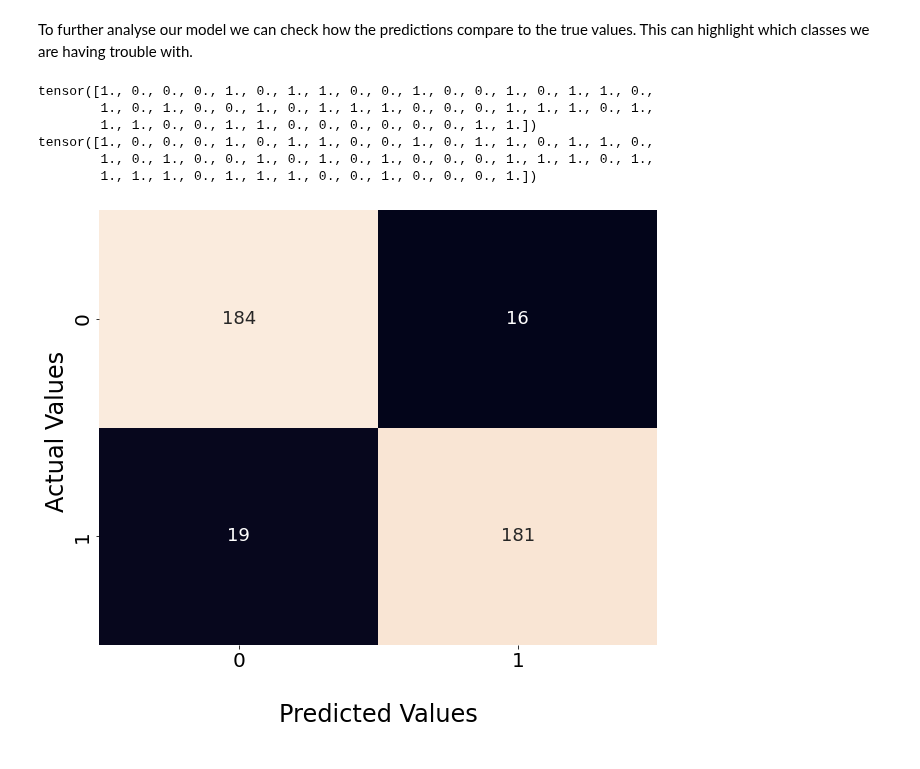
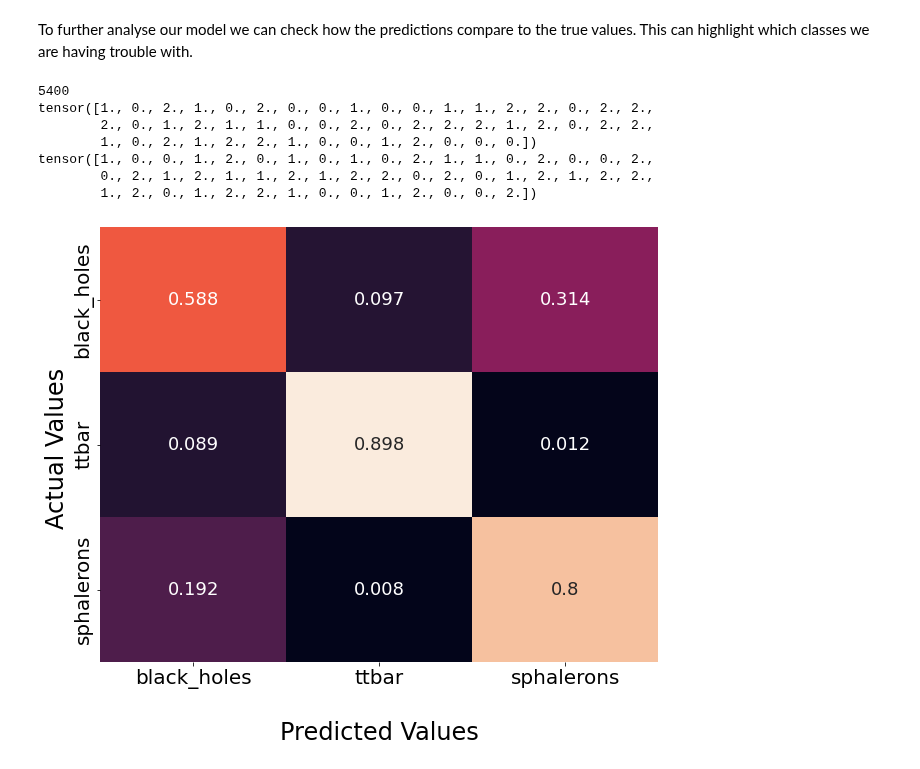
Before and after one commit to choisant/imcalML, a Jupyter notebook: notebooks/CNN_simple_classifier.ipynb, the cells around one changed output. Saved outputs shown, nothing was run; the diff lists cells and outputs as text; code cells hidden in the pictures.

```diff
--- a/notebooks/CNN_simple_classifier.ipynb
+++ b/notebooks/CNN_simple_classifier.ipynb
@@ -129,7 +139,7 @@ def cal_image_plot(ax, n_jets):
     ax.minorticks_on()
 
 img_per_row = 3
-k = [[i]*img_per_row for i in range(OUTPUTS)]
+k = [[i]*img_per_row for i in range(CLASSES)]
 print(k)
 for i in range(len(k)):
     row = k[i]
@@ -138,13 +148,14 @@ for i in range(len(k)):
     k[i] = row
 print(k)
 images = [testdata.images[item].cpu() for item in k]
+print("Image shape: ", images[0][0].shape)
 labels = [testdata.img_labels[item].cpu() for item in k]
 labels = [label.tolist() for label in labels]
 print(labels) #Double check that this matches the expected values
 
-fig, axs = plt.subplots(nrows = OUTPUTS, ncols = img_per_row, figsize = (img_per_row*6, OUTPUTS*6))
+fig, axs = plt.subplots(nrows = CLASSES, ncols = img_per_row, figsize = (img_per_row*6, CLASSES*6))
 for i in range (len(k)):
     for j in range(img_per_row):
         cal_image_plot(axs[i][j], int(N_LABELS[i]))
-        axs[i][j].imshow(images[i][j], extent=[-5, 5, -np.pi, np.pi], aspect='auto')
+        axs[i][j].imshow(images[i][j], extent=[-2.5, 2.5, -np.pi, np.pi], aspect='auto')
 # %% [output]
@@ -171,16 +202,17 @@ class ConvNet(nn.Module):
     #This code is heavily inspired by/copied from this tutorial; https://pythonprogramming.net/introduction-deep-learning-neural-network-pytorch/
     def __init__(self):
         super().__init__() # just run the init of parent class (nn.Module)
-        self.conv1 = nn.Conv2d(1, 32, 3) # input is 1 image, 32 output channels, 5x5 kernel / window
+        self.conv1 = nn.Conv2d(3, 32, 3) # input is 3 channels, 32 output channels, 3x3 kernel / window
         self.conv2 = nn.Conv2d(32, 64, 3) # input is 32, bc the first layer output 32. Then we say the output will be 64 channels, 5x5 kernel / window
         self.conv3 = nn.Conv2d(64, 128, 3)
 
-        x = torch.randn(RES,RES).view(-1,1,RES,RES) #Dummy image used in to_linear func
+        x = torch.randn(RES,RES,3).view(-1, 3, RES, RES) #Dummy image used in to_linear func
+        print(x.shape)
         self._to_linear = None
         self.convs(x)
 
         self.fc1 = nn.Linear(self._to_linear, 512) #flattening.
-        self.fc2 = nn.Linear(512, OUTPUTS) # 512 in, OUTPUTS out -> number of classes
+        self.fc2 = nn.Linear(512, CLASSES) # 512 in, CLASSES out -> number of classes
 
     def convs(self, x:Tensor):
         # max pooling over 2x2
@@ -257,8 +290,9 @@ def train(net, traindata, testdata, size:str, epochs:str):
     return df
 # %%
 #create NN and test that nothing major is wrong.
-net = ConvNet()
-net.to(device = CUDA)
+convnet = ConvNet()
+convnet.to(device = device)
 testimage, testlabel = traindata.images[0], traindata.img_labels[0]
-print(net(testimage.view(-1, 1, RES, RES).to(CUDA)))
+print(testimage.view(-1, 3, RES, RES).shape)
+print(convnet(testimage.view(-1, 3, RES, RES).to(device)))
 # %% [output]
@@ -288,36 +325,38 @@ training_results.plot("Iteration", ["Loss", "Validation loss"], ax=axs[1])
 # %% [markdown]
 To further analyse our model we can check how the predictions compare to the true values. This can highlight which classes we are having trouble with.
 # %%
-truth, preds = predict(net, testdata)
+truth, preds = predict(convnet, testdata, 100)
 confusion = pd.DataFrame(dict(zip(["Truth", "Predictions"], [truth, preds])))
 print(preds[:50])
 print(truth[:50])
 # %% [output]
-tensor([1., 0., 0., 0., 1., 0., 1., 1., 0., 0., 1., 0., 0., 1., 0., 1., 1., 0.,
-        1., 0., 1., 0., 0., 1., 0., 1., 1., 1., 0., 0., 0., 1., 1., 1., 0., 1.,
-        1., 1., 0., 0., 1., 1., 0., 0., 0., 0., 0., 0., 1., 1.])
-tensor([1., 0., 0., 0., 1., 0., 1., 1., 0., 0., 1., 0., 1., 1., 0., 1., 1., 0.,
-        1., 0., 1., 0., 0., 1., 0., 1., 0., 1., 0., 0., 0., 1., 1., 1., 0., 1.,
-        1., 1., 1., 0., 1., 1., 1., 0., 0., 1., 0., 0., 0., 1.])
+5400
+tensor([1., 0., 2., 1., 0., 2., 0., 0., 1., 0., 0., 1., 1., 2., 2., 0., 2., 2.,
+        2., 0., 1., 2., 1., 1., 0., 0., 2., 0., 2., 2., 2., 1., 2., 0., 2., 2.,
+        1., 0., 2., 1., 2., 2., 1., 0., 0., 1., 2., 0., 0., 0.])
+tensor([1., 0., 0., 1., 2., 0., 1., 0., 1., 0., 2., 1., 1., 0., 2., 0., 0., 2.,
+        0., 2., 1., 2., 1., 1., 2., 1., 2., 2., 0., 2., 0., 1., 2., 1., 2., 2.,
+        1., 2., 0., 1., 2., 2., 1., 0., 0., 1., 2., 0., 0., 2.])
 # %%
 from sklearn.metrics import confusion_matrix
 import seaborn as sn
 
 fig, ax = plt.subplots(figsize = (10, 8))
 
 #Generate the confusion matrix
-cf_matrix = confusion_matrix(confusion["Truth"], confusion["Predictions"])
+cf_matrix = confusion_matrix(confusion["Truth"], confusion["Predictions"], normalize="true")
+cf_matrix = np.round(cf_matrix, 3)
 ax = sn.heatmap(cf_matrix, annot=True, cbar=False, cmap='rocket', fmt='g',annot_kws={"size": 18})
 
 #ax.set_title('Confusion matrix\n\n', size=24)
 ax.set_xlabel('\nPredicted Values', size=24)
 ax.set_ylabel('Actual Values ', size=24)
 
 ## Ticket labels - List must be in alphabetical order
-ax.xaxis.set_ticklabels(N_LABELS, size=20)
-ax.yaxis.set_ticklabels(N_LABELS, size=20)
+ax.xaxis.set_ticklabels(LABELS, size=20)
+ax.yaxis.set_ticklabels(LABELS, size=20)
 
 ## Display the visualization of the Confusion Matrix.
 plt.show()
 # %% [output]
-[figure, old version]
+[figure, new version]
```
Also changed, not shown: parts of 19 cells of this notebook, 6 other files.
